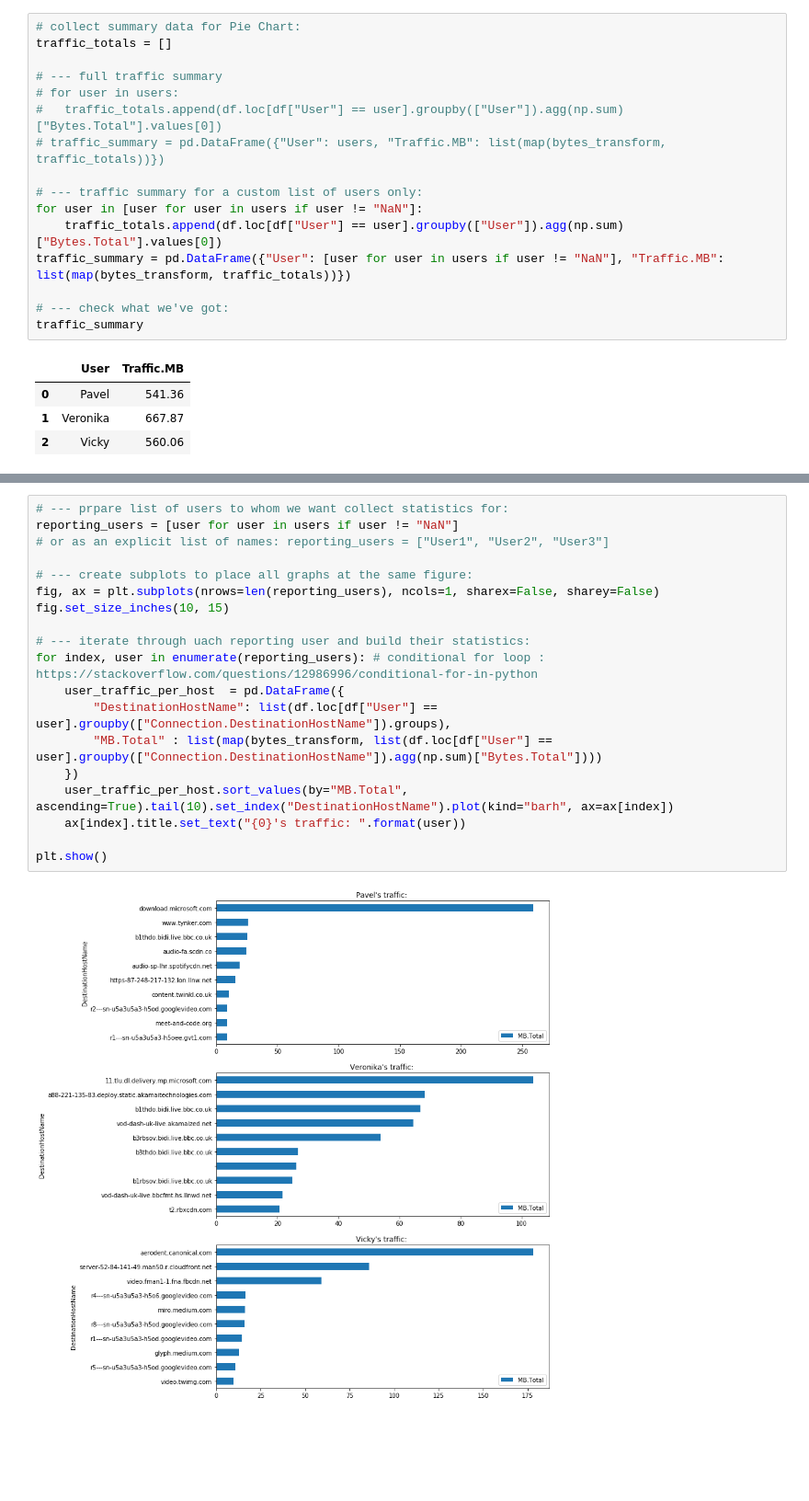
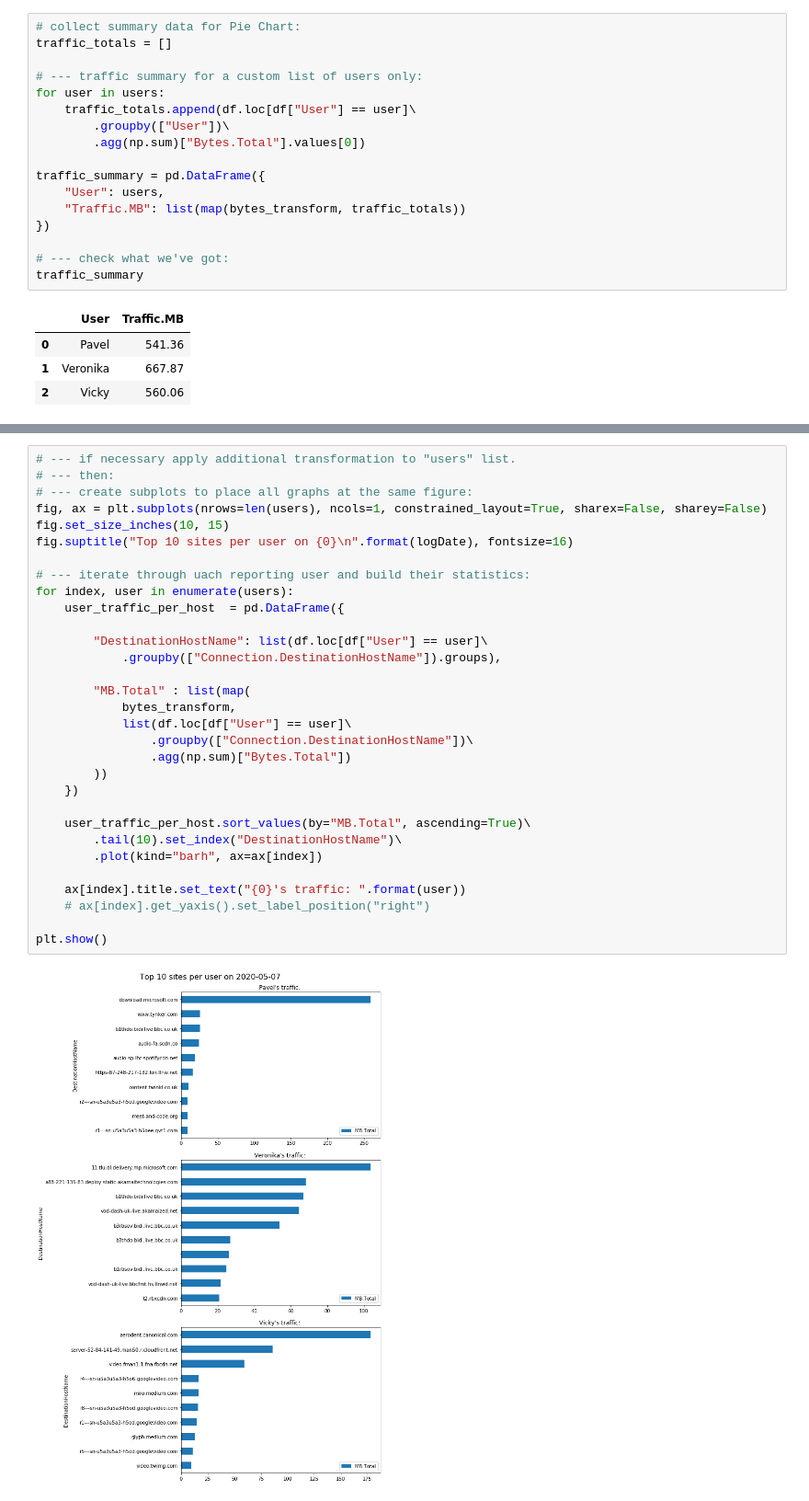
Before and after one commit to filkovsp/KerioLogParser, a Jupyter notebook: main.ipynb, the cells around one changed output, grey strips where cells are left out. Shown at 92% size. Drawn from its saved outputs; the diff is of its cells as text; blank space fills up the shorter version.

Commit message:
brush up code formatting

```diff
--- a/main.ipynb
+++ b/main.ipynb
@@ -34,15 +51,16 @@ users = list(df.groupby("User").groups)
 # collect summary data for Pie Chart:
 traffic_totals = []
 
-# --- full traffic summary
-# for user in users:
-#   traffic_totals.append(df.loc[df["User"] == user].groupby(["User"]).agg(np.sum)["Bytes.Total"].values[0])
-# traffic_summary = pd.DataFrame({"User": users, "Traffic.MB": list(map(bytes_transform, traffic_totals))})
+# --- traffic summary for a custom list of users only:
+for user in users:
+    traffic_totals.append(df.loc[df["User"] == user]\
+        .groupby(["User"])\
+        .agg(np.sum)["Bytes.Total"].values[0])
 
-# --- traffic summary for a custom list of users only:
-for user in [user for user in users if user != "NaN"]:
-    traffic_totals.append(df.loc[df["User"] == user].groupby(["User"]).agg(np.sum)["Bytes.Total"].values[0])
-traffic_summary = pd.DataFrame({"User": [user for user in users if user != "NaN"], "Traffic.MB": list(map(bytes_transform, traffic_totals))})
+traffic_summary = pd.DataFrame({
+    "User": users,
+    "Traffic.MB": list(map(bytes_transform, traffic_totals))
+})
 
 # --- check what we've got:
 traffic_summary
@@ -62,21 +84,33 @@ plt.show()
 # %%
-# --- prpare list of users to whom we want collect statistics for:
-reporting_users = [user for user in users if user != "NaN"]
-# or as an explicit list of names: reporting_users = ["User1", "User2", "User3"]
-
+# --- if necessary apply additional transformation to "users" list.
+# --- then:
 # --- create subplots to place all graphs at the same figure:
-fig, ax = plt.subplots(nrows=len(reporting_users), ncols=1, sharex=False, sharey=False)
+fig, ax = plt.subplots(nrows=len(users), ncols=1, constrained_layout=True, sharex=False, sharey=False)
 fig.set_size_inches(10, 15)
+fig.suptitle("Top 10 sites per user on {0}\n".format(logDate), fontsize=16)
 
 # --- iterate through uach reporting user and build their statistics:
-for index, user in enumerate(reporting_users): # conditional for loop : https://stackoverflow.com/questions/12986996/conditional-for-in-python
+for index, user in enumerate(users):
     user_traffic_per_host  = pd.DataFrame({
-        "DestinationHostName": list(df.loc[df["User"] == user].groupby(["Connection.DestinationHostName"]).groups),
-        "MB.Total" : list(map(bytes_transform, list(df.loc[df["User"] == user].groupby(["Connection.DestinationHostName"]).agg(np.sum)["Bytes.Total"])))
+
+        "DestinationHostName": list(df.loc[df["User"] == user]\
+            .groupby(["Connection.DestinationHostName"]).groups),
+
+        "MB.Total" : list(map(
+            bytes_transform,
+            list(df.loc[df["User"] == user]\
+                .groupby(["Connection.DestinationHostName"])\
+                .agg(np.sum)["Bytes.Total"])
+        ))
     })
-    user_traffic_per_host.sort_values(by="MB.Total", ascending=True).tail(10).set_index("DestinationHostName").plot(kind="barh", ax=ax[index])
+
+    user_traffic_per_host.sort_values(by="MB.Total", ascending=True)\
+        .tail(10).set_index("DestinationHostName")\
+        .plot(kind="barh", ax=ax[index])
+
     ax[index].title.set_text("{0}'s traffic: ".format(user))
+    # ax[index].get_yaxis().set_label_position("right")
 
 plt.show()
 # %% [output]
-[figure, old version]
+[figure, new version]
```
Also changed, not shown: parts of 10 cells of this notebook, 1 other file.
